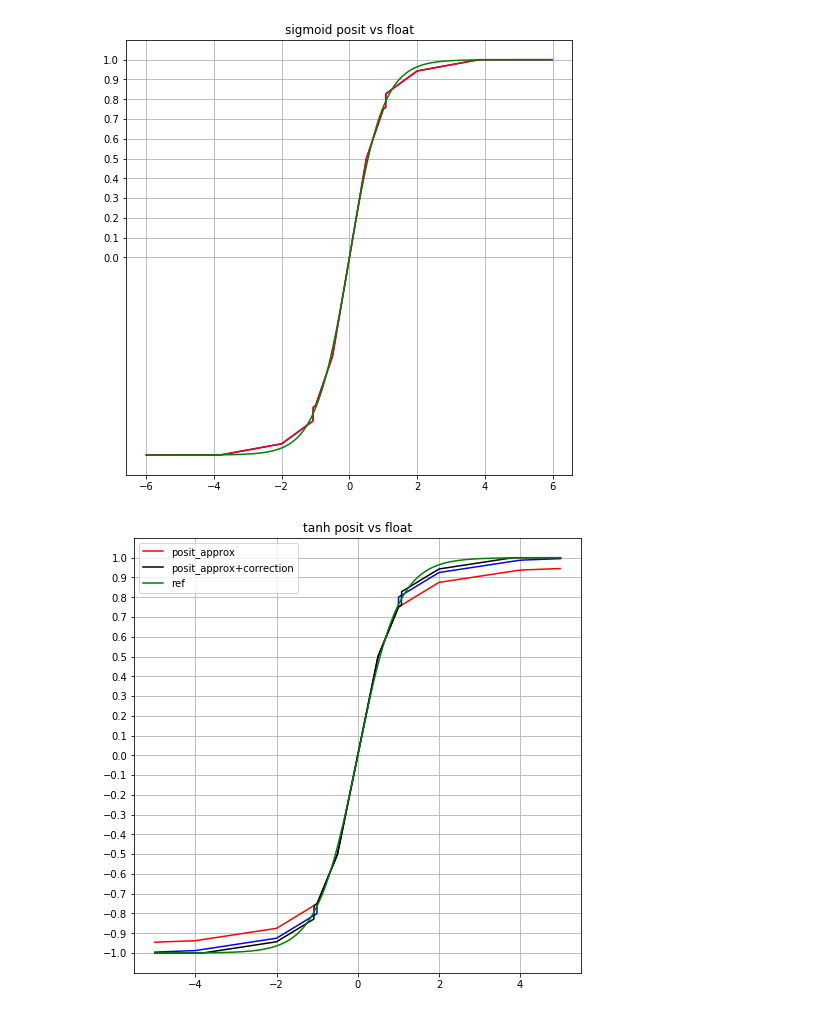
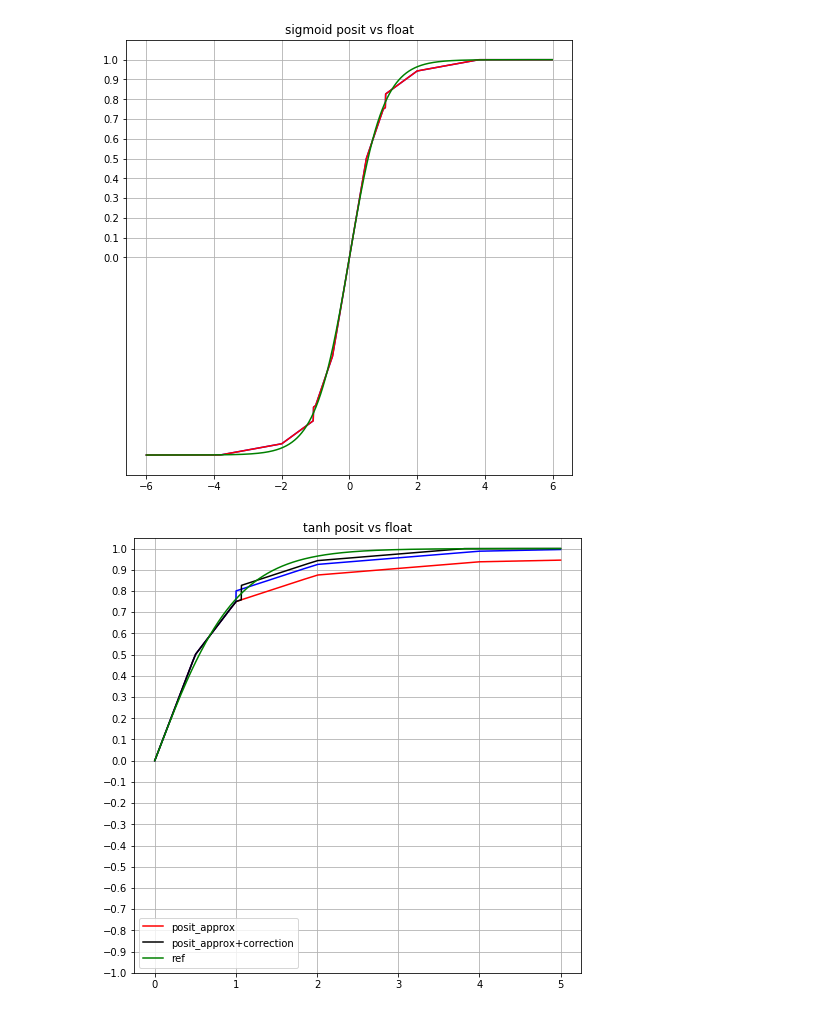
Before and after one commit to Tiiiger/QPyTorch, a Jupyter notebook: examples/tutorial/test_posit_func.ipynb, the cells around one changed output. Drawn from its saved outputs; the diff is of its cells as text; code cells hidden in the pictures.

```diff
--- a/examples/tutorial/test_posit_func.ipynb
+++ b/examples/tutorial/test_posit_func.ipynb
@@ -70,35 +70,35 @@ plt.show()
 [figure]
 # %%
 
-input = np.arange(-5,5,0.005)
+input = np.arange(0,5,0.001)
 input_tensor = torch.tensor(input, dtype=torch.float)
 def tanh(x) :
     return np.exp(x)/(np.exp(x)+1)
 def correction(element):
     if (element>0.75):
         return min(element+0.05, 1)
     elif (element<-0.75):
         return max(element-0.05, -1)
     else :
         return element
 
 out_8 = posit_tanh(input_tensor,nsize=8,es=0)
 out_16 = posit_tanh(input_tensor,nsize=16,es=0)
 corrected_tanh = np.fromiter(map(correction, out_16.numpy().flatten()), dtype=float)
 
 out_16_enhanced = posit_tanh_enhanced(input_tensor,nsize=16,es=0)
 
 plt.plot(input, out_16.numpy().flatten(),color='red',label = "posit_approx")
 plt.plot(input, corrected_tanh,color='blue')
 #plt.plot(input, out_8.numpy().flatten() * 1.05,color='blue')
 plt.plot(input, out_16_enhanced,color='black', label = "posit_approx+correction")
 plt.plot(input,np.tanh(input),color='green', label="ref")
 plt.title('tanh posit vs float')
 plt.yticks(np.arange(-1, 1.1, 0.1))
 plt.grid()
 plt.legend()
 plt.show()
 # %% [output]
-[figure, old version]
+[figure, new version]
 # %%
 plt.plot(input, out_16.numpy().flatten() - np.tanh(input),color='red')
```
Also changed, not shown: parts of 4 cells of this notebook, 2 other files.
